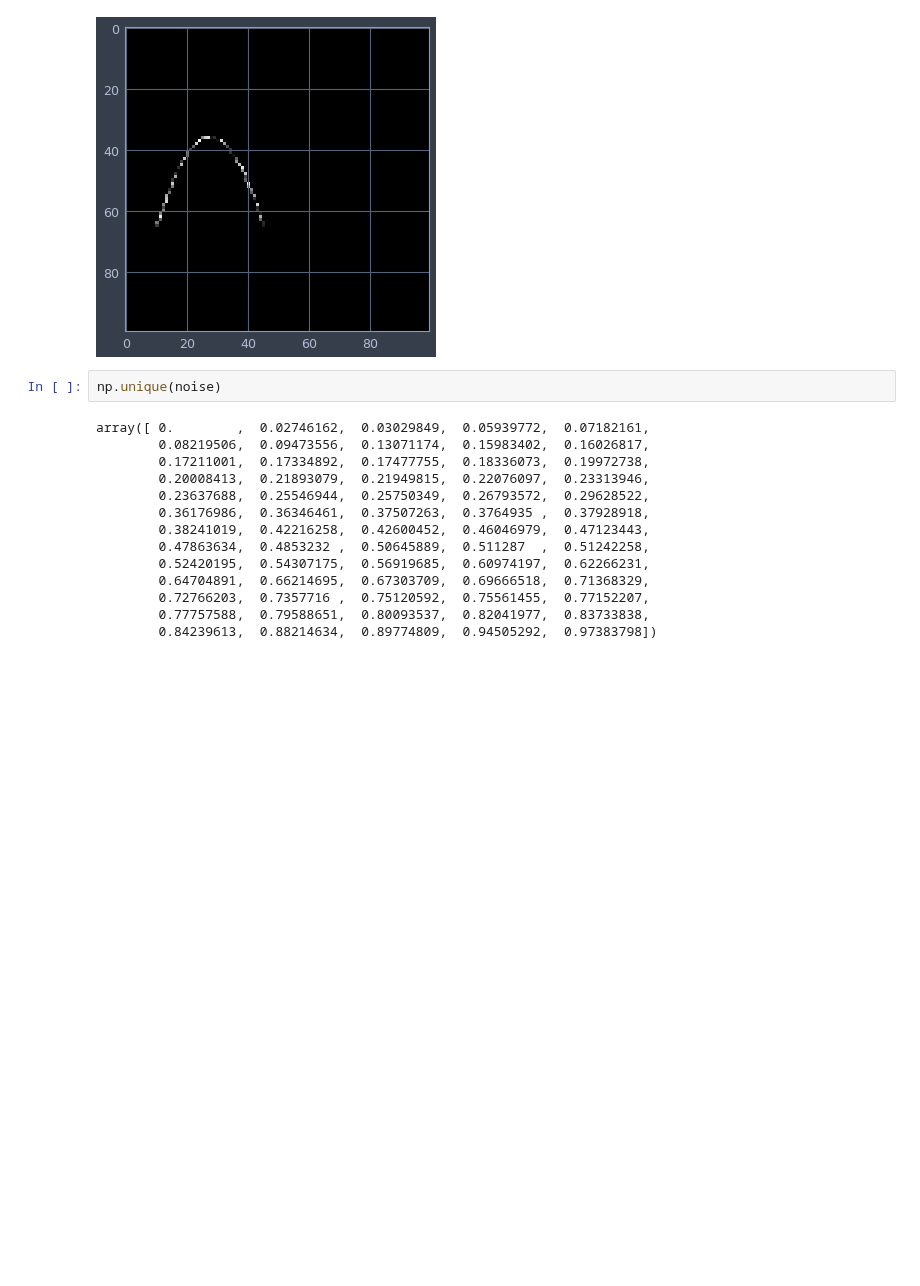
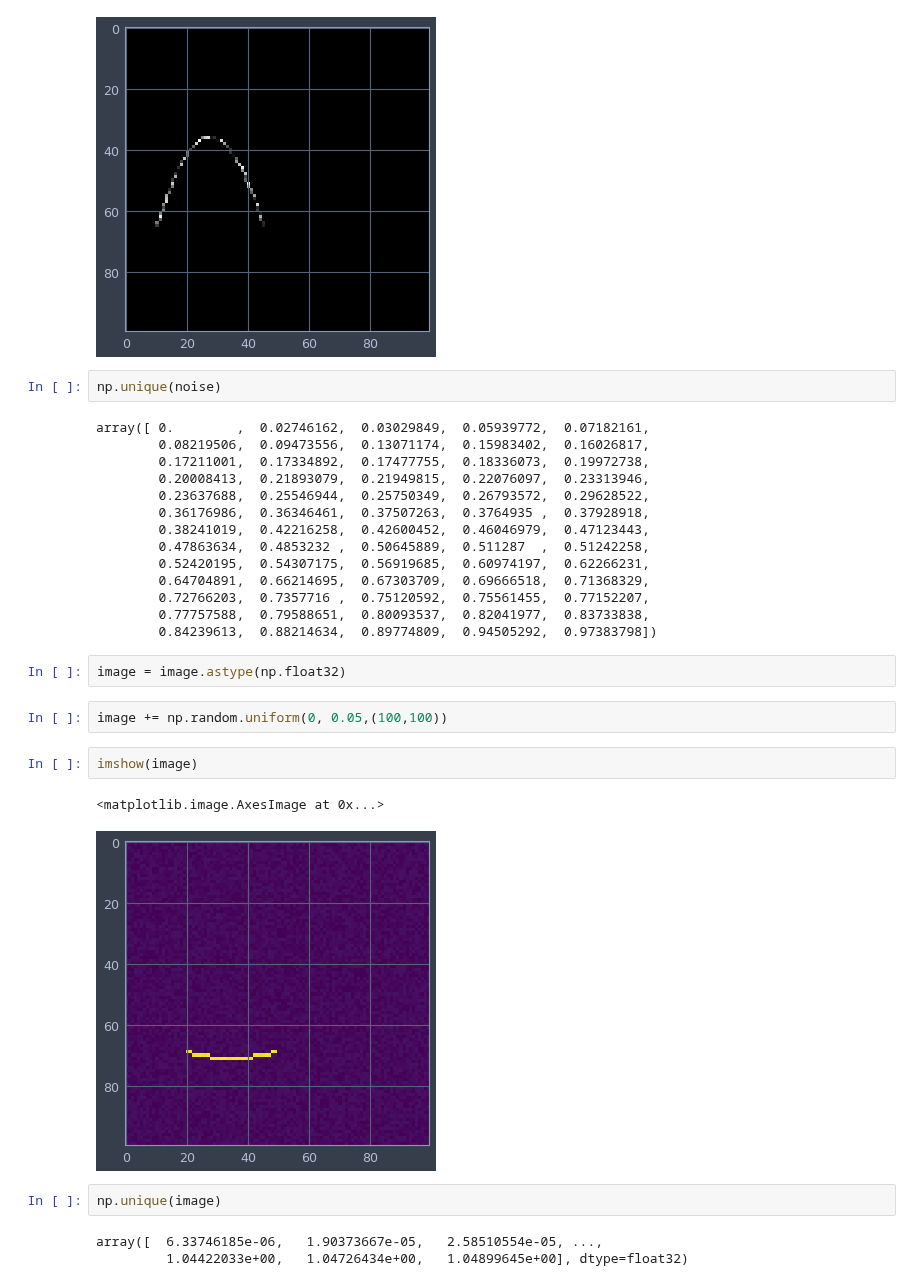
Before and after one commit to Rhoana/perception, a Jupyter notebook: IPY/Figure1.ipynb, the cells around one changed output. Saved outputs shown, nothing was run; the diff lists cells and outputs as text; blank space fills up the shorter version.

```diff
--- a/IPY/Figure1.ipynb
+++ b/IPY/Figure1.ipynb
@@ -345,3 +346,17 @@ array([ 0.        ,  0.02746162,  0.03029849,  0.05939772,  0.07182161,
         0.72766203,  0.7357716 ,  0.75120592,  0.75561455,  0.77152207,
         0.77757588,  0.79588651,  0.80093537,  0.82041977,  0.83733838,
         0.84239613,  0.88214634,  0.89774809,  0.94505292,  0.97383798])
+# %%
+image = image.astype(np.float32)
+# %%
+image += np.random.uniform(0, 0.05,(100,100))
+# %%
+imshow(image)
+# %% [output]
+<matplotlib.image.AxesImage at 0x...>
+[figure, added]
+# %%
+np.unique(image)
+# %% [output]
+array([  6.33746185e-06,   1.90373667e-05,   2.58510554e-05, ...,
+         1.04422033e+00,   1.04726434e+00,   1.04899645e+00], dtype=float32)
```
Also changed, not shown: parts of 8 cells of this notebook.
